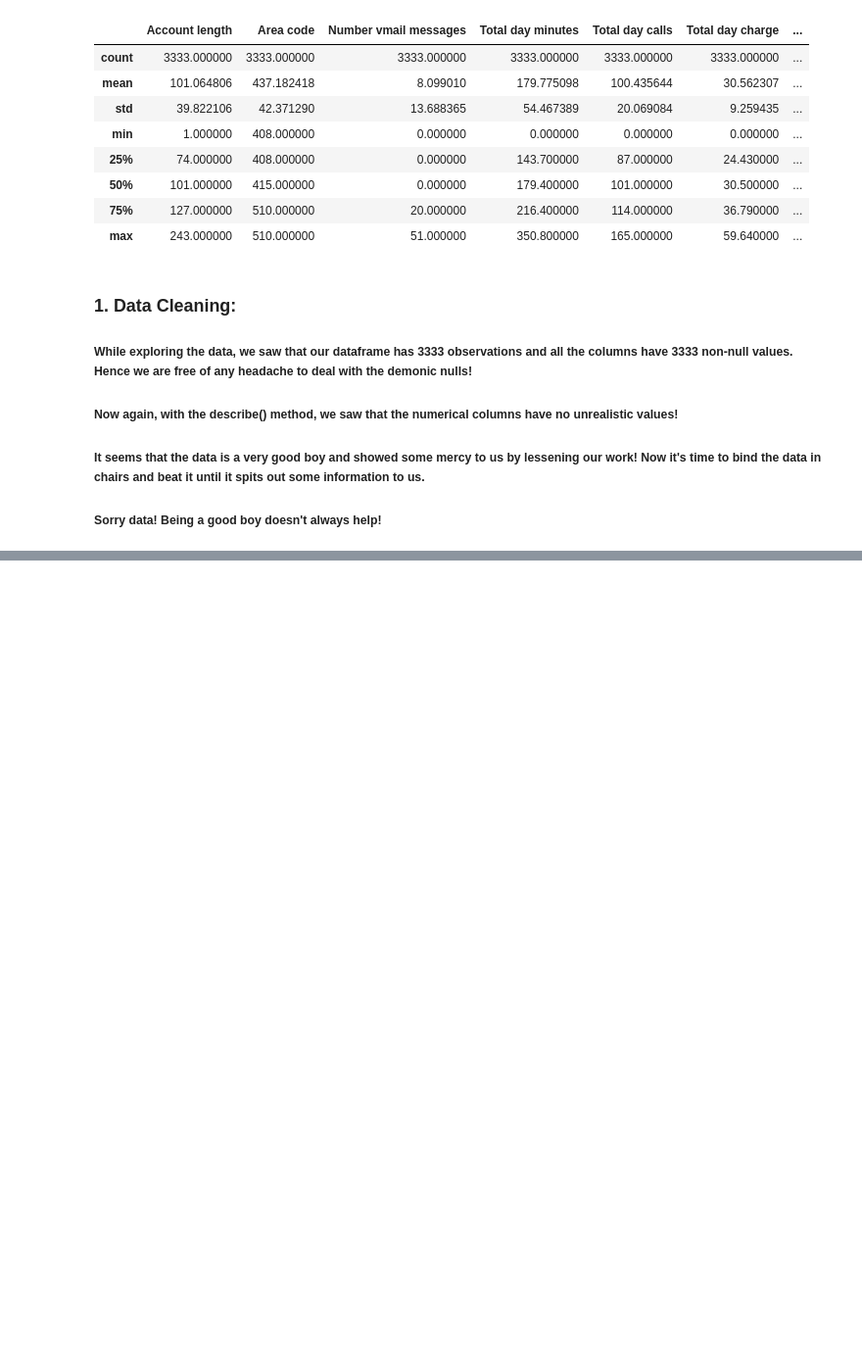
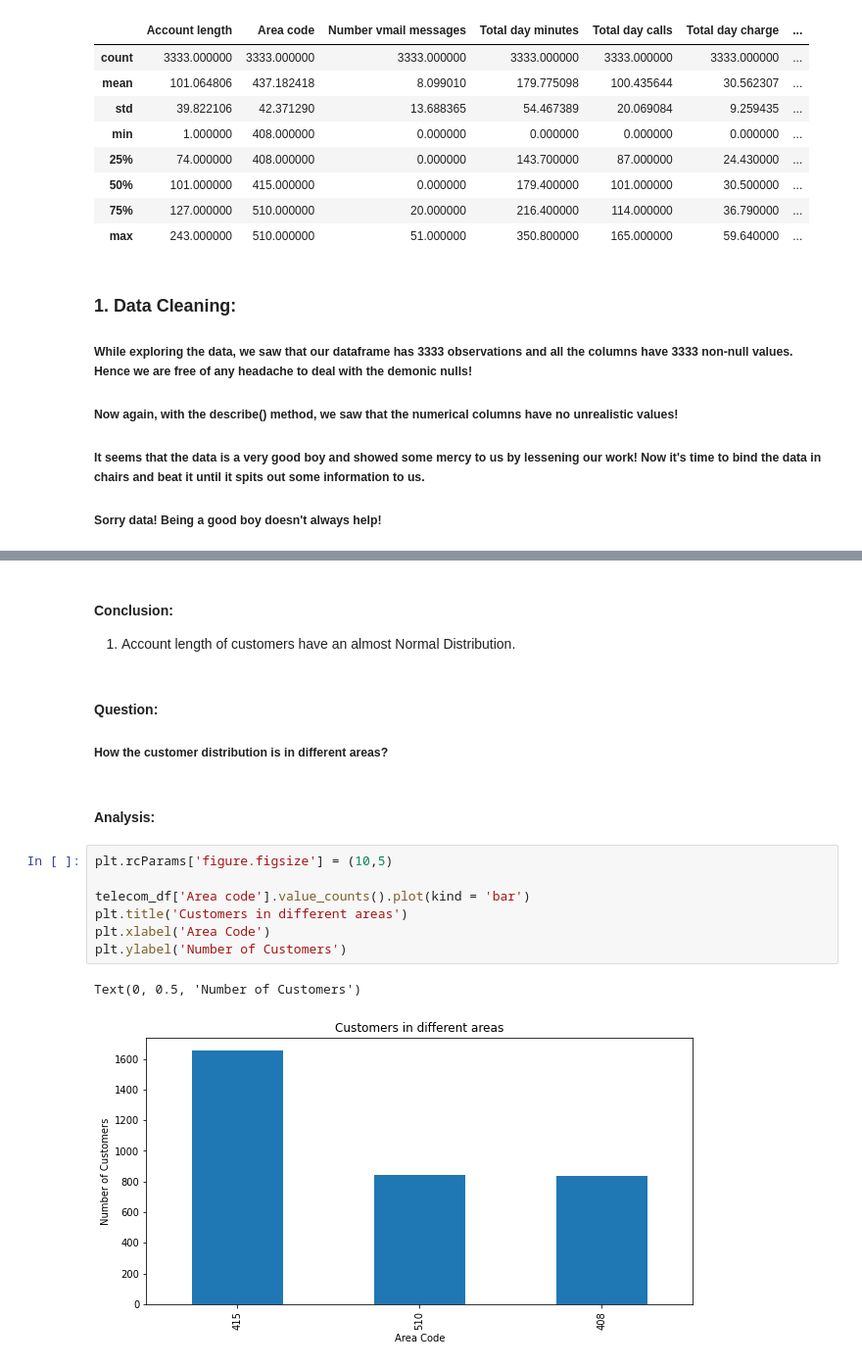
Before and after one commit to Subhajit53/Teleom-Churn-Analysis, a Jupyter notebook: Telecom_Churn_Analysis_Capstone_Project.ipynb, the cells around one changed output, grey strips where cells are left out. Shown at 98% size. Saved outputs shown, nothing was run; the diff lists cells and outputs as text; blank space fills up the shorter version.

```diff
--- a/Telecom_Churn_Analysis_Capstone_Project.ipynb
+++ b/Telecom_Churn_Analysis_Capstone_Project.ipynb
@@ -126,0 +162,18 @@ telecom_df.describe()
+# %% [markdown]
+#### <b> Conclusion: </b>
+1. Account length of customers have an almost Normal Distribution.
+# %% [markdown]
+#### <b> Question:
+##### <b> How the customer distribution is in different areas?
+# %% [markdown]
+#### <b> Analysis:
+# %%
+plt.rcParams['figure.figsize'] = (10,5)
+
+telecom_df['Area code'].value_counts().plot(kind = 'bar')
+plt.title('Customers in different areas')
+plt.xlabel('Area Code')
+plt.ylabel('Number of Customers')
+# %% [output]
+Text(0, 0.5, 'Number of Customers')
+[figure, added]
```
Also changed, not shown: parts of 34 cells of this notebook.
